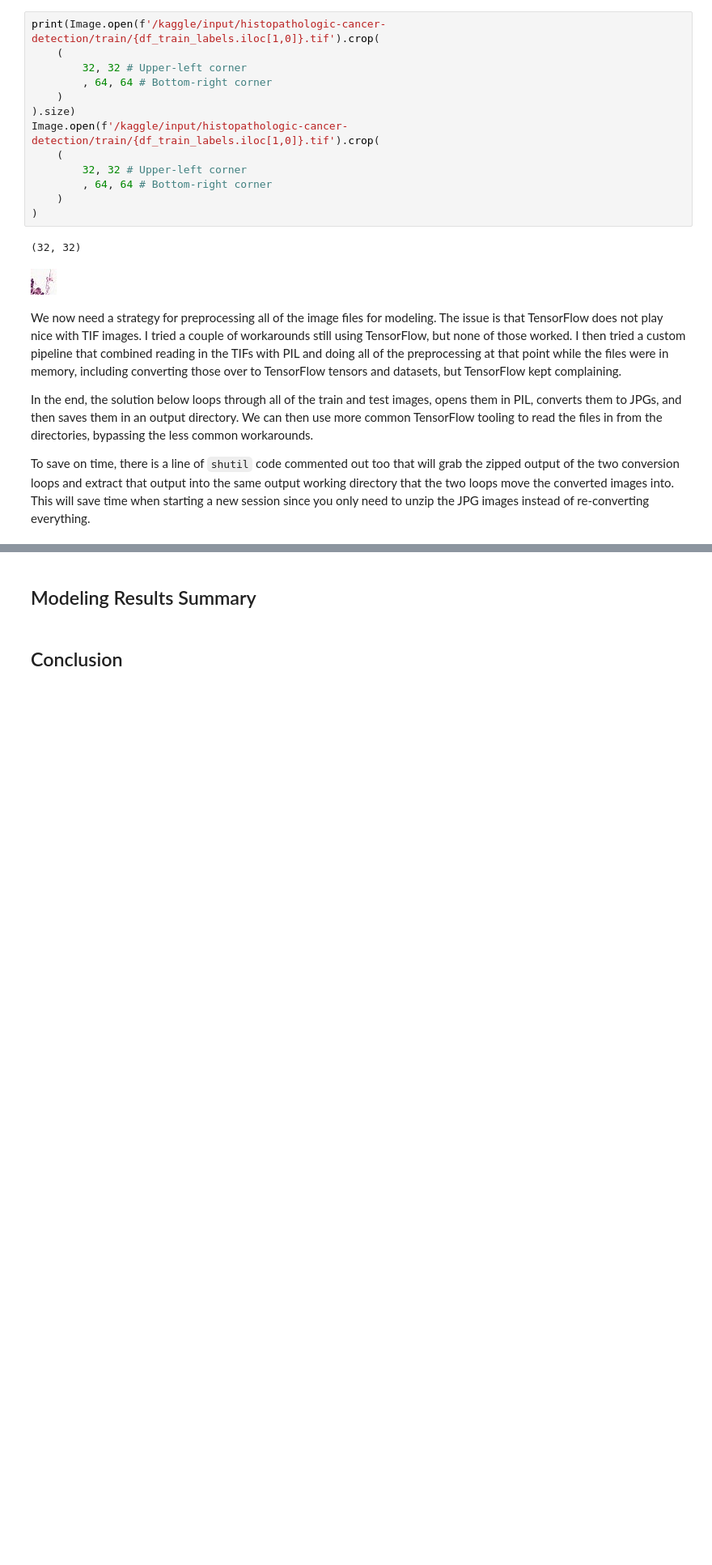
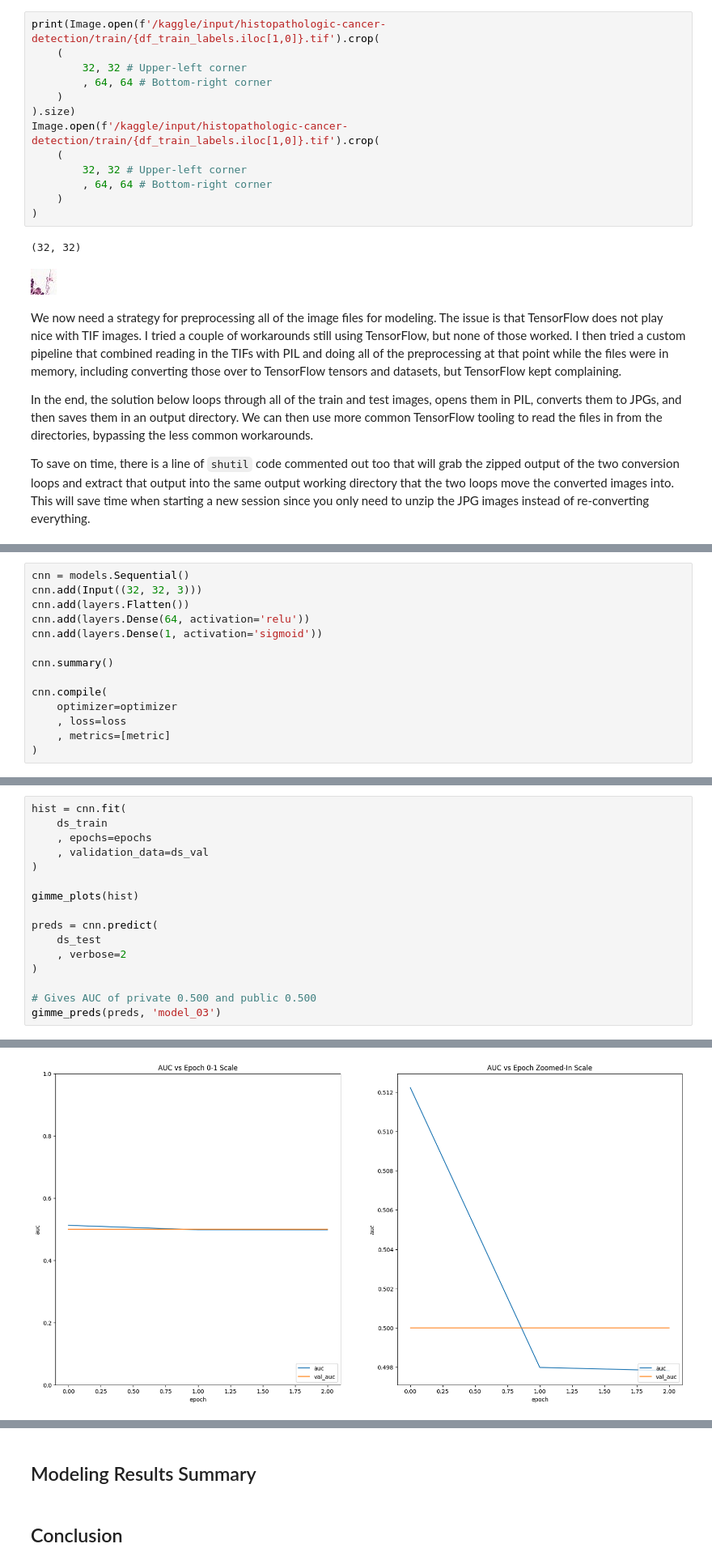
Before and after one commit to jhleakakos/cnn-cancer-detection, a Jupyter notebook: so_convolved.ipynb, the cells around one changed output, grey strips where cells are left out. Shown at 81% size. Cells and saved outputs as stored; diff of their text form; blank space fills up the shorter version.

```diff
--- a/so_convolved.ipynb
+++ b/so_convolved.ipynb
@@ -538,0 +597,14 @@ gimme_preds(preds)
+# %%
+cnn = models.Sequential()
+cnn.add(Input((32, 32, 3)))
+cnn.add(layers.Flatten())
+cnn.add(layers.Dense(64, activation='relu'))
+cnn.add(layers.Dense(1, activation='sigmoid'))
+
+cnn.summary()
+
+cnn.compile(
+    optimizer=optimizer
+    , loss=loss
+    , metrics=[metric]
+)
@@ -538,0 +625,17 @@ gimme_preds(preds)
+# %%
+hist = cnn.fit(
+    ds_train
+    , epochs=epochs
+    , validation_data=ds_val
+)
+
+gimme_plots(hist)
+
+preds = cnn.predict(
+    ds_test
+    , verbose=2
+)
+
+# Gives AUC of private 0.500 and public 0.500
+gimme_preds(preds, 'model_03')
+# %% [output]
@@ -538,0 +649 @@ gimme_preds(preds)
+[figure, added]
```
Also changed, not shown: parts of 25 cells of this notebook.
